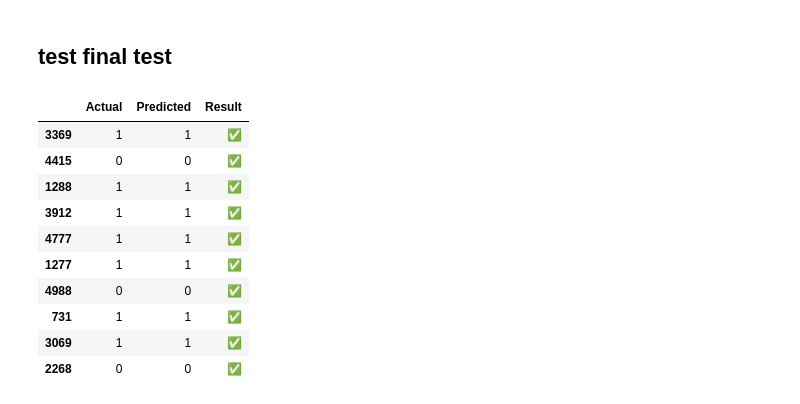
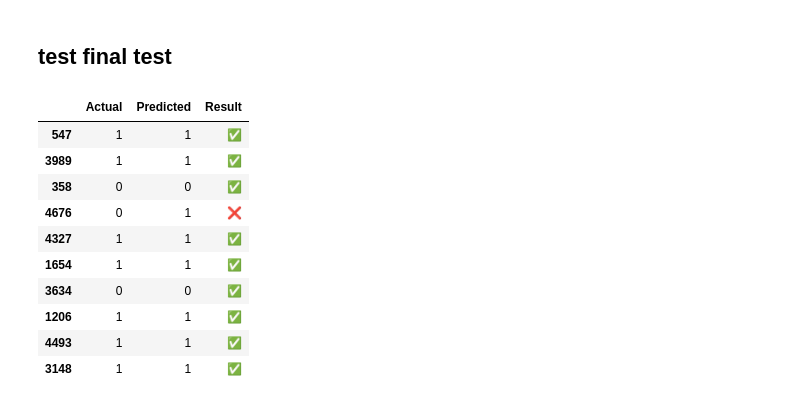
Before and after one commit to thomas454538/RainbowSixPredictionAppV2, a Jupyter notebook: TP.ipynb, the cells around one changed output. Saved outputs shown, nothing was run; the diff lists cells and outputs as text; code cells hidden in the pictures.

```diff
--- a/TP.ipynb
+++ b/TP.ipynb
@@ -311,7 +311,7 @@ y.head(2)
 Name: median_wins, dtype: int64
 # %%
 from sklearn.model_selection import train_test_split
-X_train, X_test, y_train, y_test = train_test_split(X, y, test_size=0.2, random_state=42)
+X_train, X_test, y_train, y_test = train_test_split(X, y, test_size=0.3, random_state=42)
 # %%
 X_train
 # %% [output]
@@ -459,37 +459,37 @@ Le modèle d'ensemble a été sauvegardé sous le nom 'ensemble_trees.pkl'.
 # %% [markdown]
 ## test final test
 # %%
-X_final_test = test_final.drop(columns=['median_wins', 'wins'])
+X_final_test = test_final.drop(columns=['median_wins', 'wins','losess','games_played'])
 y_final_test = test_final['median_wins']
 
 X_final_test = X_final_test[X_train.columns]
 
 final_predictions = []
 for tree in trees:
     pred = tree.predict(X_final_test)
     final_predictions.append(pred)
 
 final_predictions = np.array(final_predictions)
 
 final_pred_majority = (np.sum(final_predictions, axis=0) >= n_estimators / 2).astype(int)
 
 results = pd.DataFrame({
     'Actual': y_final_test.values,
     'Predicted': final_pred_majority
 })
 results['Result'] = np.where(results['Actual'] == results['Predicted'], '✅', '❌')
 results.index = test_final.index
 
 display(results)
 # %% [output]
 |  | Actual | Predicted | Result |
-| 3369 | 1 | 1 | ✅ |
-| 4415 | 0 | 0 | ✅ |
-| 1288 | 1 | 1 | ✅ |
-| 3912 | 1 | 1 | ✅ |
-| 4777 | 1 | 1 | ✅ |
-| 1277 | 1 | 1 | ✅ |
-| 4988 | 0 | 0 | ✅ |
-| 731 | 1 | 1 | ✅ |
-| 3069 | 1 | 1 | ✅ |
-| 2268 | 0 | 0 | ✅ |
+| 547 | 1 | 1 | ✅ |
+| 3989 | 1 | 1 | ✅ |
+| 358 | 0 | 0 | ✅ |
+| 4676 | 0 | 1 | ❌ |
+| 4327 | 1 | 1 | ✅ |
+| 1654 | 1 | 1 | ✅ |
+| 3634 | 0 | 0 | ✅ |
+| 1206 | 1 | 1 | ✅ |
+| 4493 | 1 | 1 | ✅ |
+| 3148 | 1 | 1 | ✅ |
```
Also changed, not shown: parts of 6 cells of this notebook, 2 other files.
